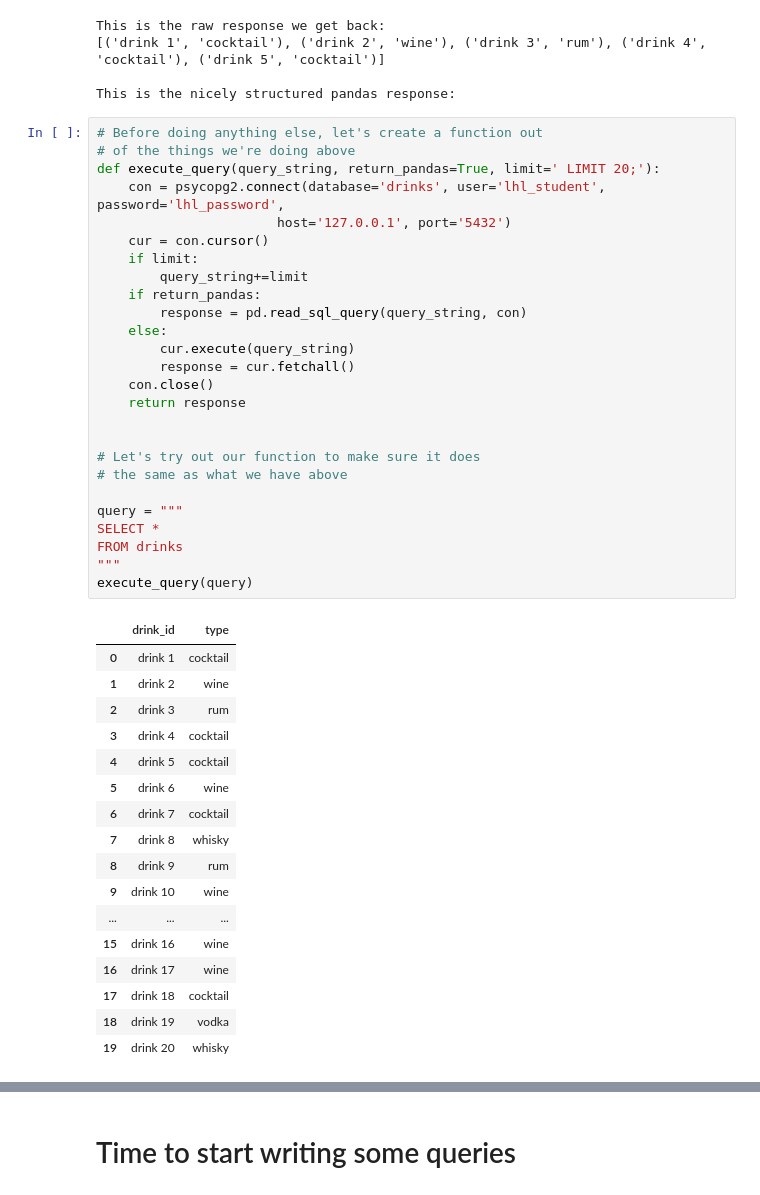
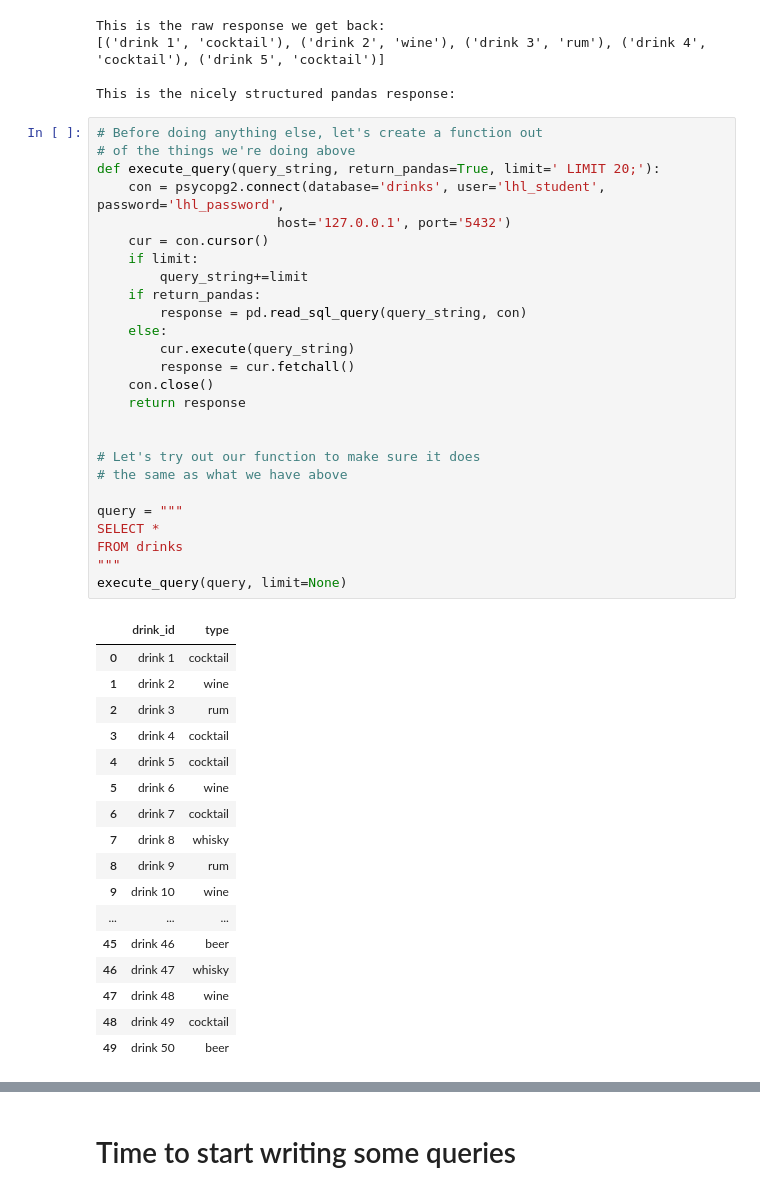
Before and after one commit to moeraza/light-house-labs, a Jupyter notebook: w02d01/src/notebooks/drinks_tutorial.ipynb, the cells around one changed output, grey strips where cells are left out. Cells and saved outputs as stored; diff of their text form.

```diff
--- a/w02d01/src/notebooks/drinks_tutorial.ipynb
+++ b/w02d01/src/notebooks/drinks_tutorial.ipynb
@@ -87,39 +87,39 @@ def execute_query(query_string, return_pandas=True, limit=' LIMIT 20;'):
         query_string+=limit
     if return_pandas:
         response = pd.read_sql_query(query_string, con)
     else:
         cur.execute(query_string)
         response = cur.fetchall()
     con.close()
     return response
 
 
 # Let's try out our function to make sure it does
 # the same as what we have above
 
 query = """
 SELECT *
 FROM drinks
 """
-execute_query(query)
+execute_query(query, limit=None)
 # %% [output]
 |  | drink_id | type |
 | 0 | drink 1 | cocktail |
 | 1 | drink 2 | wine |
 | 2 | drink 3 | rum |
 | 3 | drink 4 | cocktail |
 | 4 | drink 5 | cocktail |
 | 5 | drink 6 | wine |
 | 6 | drink 7 | cocktail |
 | 7 | drink 8 | whisky |
 | 8 | drink 9 | rum |
 | 9 | drink 10 | wine |
 | ... | ... | ... |
-| 15 | drink 16 | wine |
-| 16 | drink 17 | wine |
-| 17 | drink 18 | cocktail |
-| 18 | drink 19 | vodka |
-| 19 | drink 20 | whisky |
+| 45 | drink 46 | beer |
+| 46 | drink 47 | whisky |
+| 47 | drink 48 | wine |
+| 48 | drink 49 | cocktail |
+| 49 | drink 50 | beer |
 # %% [markdown]
 # Some SQL references before we get started
 ![](../../assets/sql-cheat-sheet.png)
```
Also changed, not shown: parts of 19 cells of this notebook, 2 other files.
